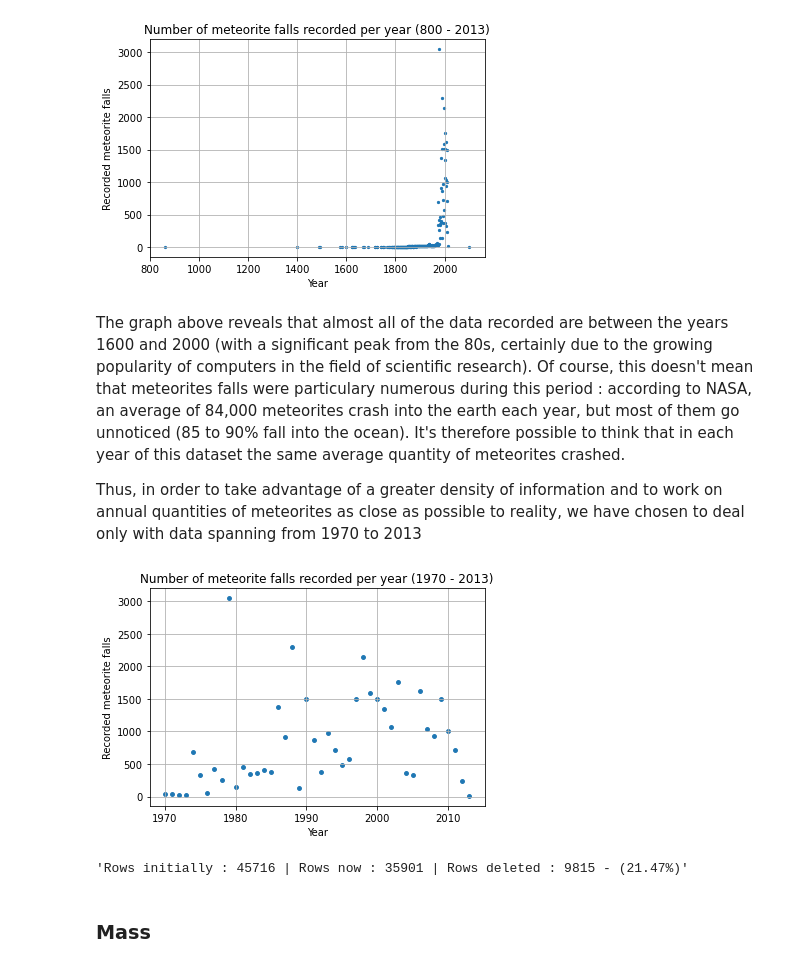
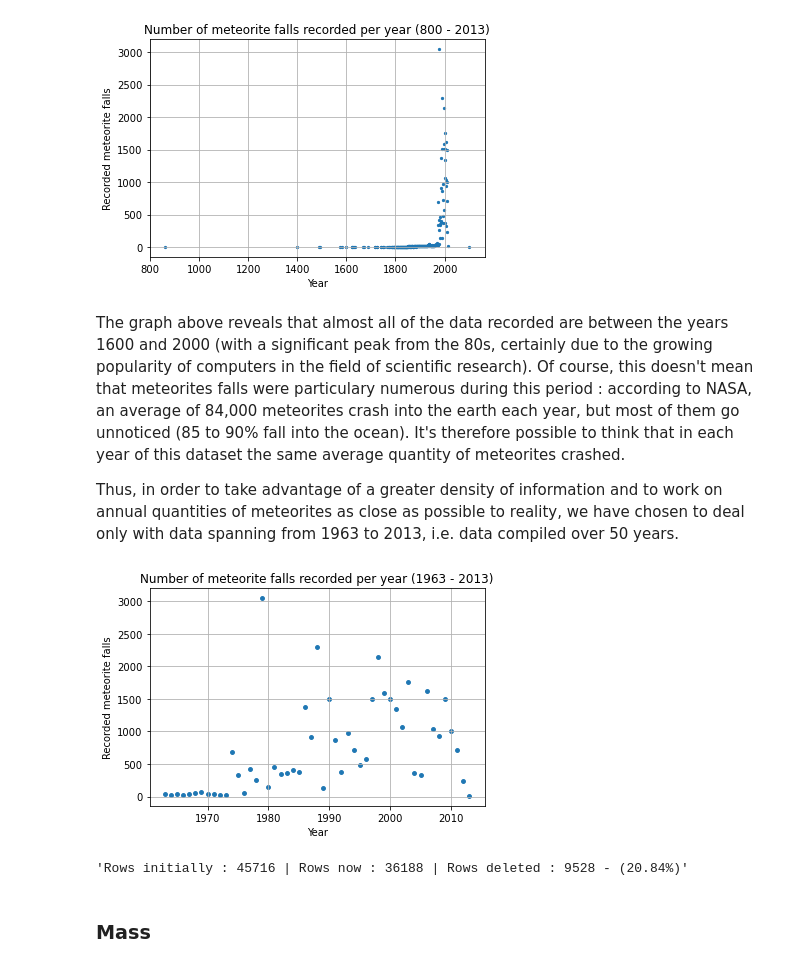
Before and after one commit to Kartmaan/Meteorite_landings, a Jupyter notebook: meteorite_landings.ipynb, the cells around one changed output. Drawn from its saved outputs; the diff is of its cells as text; code cells hidden in the pictures.

```diff
--- a/meteorite_landings.ipynb
+++ b/meteorite_landings.ipynb
@@ -220,26 +220,26 @@ plt.grid()
 # %% [markdown]
 The graph above reveals that almost all of the data recorded are between the years 1600 and 2000 (with a significant peak from the 80s, certainly due to the growing popularity of computers in the field of scientific research). Of course, this doesn't mean that meteorites falls were particulary numerous during this period : according to NASA, an average of 84,000 meteorites crash into the earth each year, but most of them go unnoticed (85 to 90% fall into the ocean). It's therefore possible to think that in each year of this dataset the same average quantity of meteorites crashed.
 
-Thus, in order to take advantage of a greater density of information and to work on annual quantities of meteorites as close as possible to reality, we have chosen to deal only with data spanning from 1970 to 2013
+Thus, in order to take advantage of a greater density of information and to work on annual quantities of meteorites as close as possible to reality, we have chosen to deal only with data spanning from 1963 to 2013, i.e. data compiled over 50 years.
 # %%
-# We only retain data recorded between 1970 and 2013
-df = df.loc[(df['year'] >= 1970) & (df['year'] <= 2013)]
+# We only retain data recorded between 1963 and 2013
+df = df.loc[(df['year'] >= 1963) & (df['year'] <= 2013)]
 # %%
 years_val = df['year'].value_counts()
 x = years_val.index
 y = years_val.values
 
 plt.scatter(x, y, s = 15)
-plt.title('Number of meteorite falls recorded per year (1970 - 2013)')
+plt.title('Number of meteorite falls recorded per year (1963 - 2013)')
 plt.xlabel('Year')
 plt.ylabel('Recorded meteorite falls')
 plt.grid()
 # %% [output]
-[figure, old version]
+[figure, new version]
 # %%
 del_count(df.shape)
 # %% [output]
-'Rows initially : 45716 | Rows now : 35901 | Rows deleted : 9815 - (21.47%)'
+'Rows initially : 45716 | Rows now : 36188 | Rows deleted : 9528 - (20.84%)'
 # %% [markdown]
 ### Mass
 # %%
```
Also changed, not shown: parts of 23 cells of this notebook.
